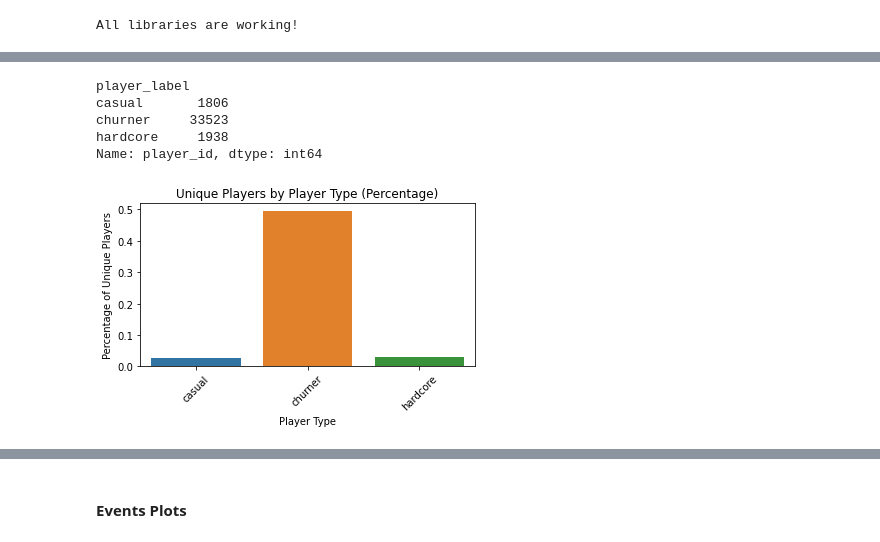
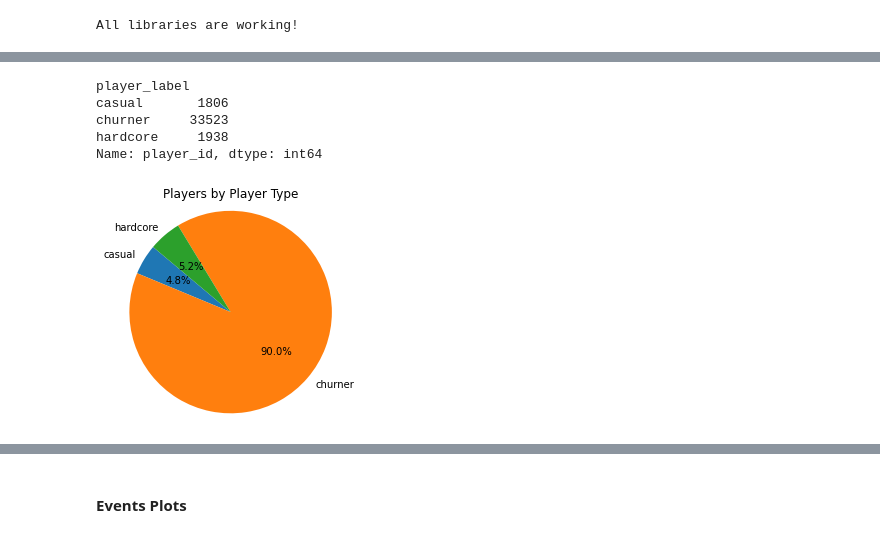
Before and after one commit to ilanharari/gameplay_analysis, a Jupyter notebook: notebooks/02data_visualizations.ipynb, the cells around one changed output, grey strips where cells are left out. Saved outputs shown, nothing was run; the diff lists cells and outputs as text; code cells hidden in the pictures.

Commit message:
added player profiling plots

```diff
--- a/notebooks/02data_visualizations.ipynb
+++ b/notebooks/02data_visualizations.ipynb
@@ -29,19 +22,20 @@ Text(0.5, 1.0, 'Count of events by Player Type')
 # %%
 # Count of unique players by player label
 unique_players = df_cleaned.groupby('player_label')['player_id'].nunique()
 print(unique_players)
-#plot unique players by player label with percentage
-plt.figure(figsize=(6, 3))
-sns.barplot(x=unique_players.index, y=unique_players.values / len(df_cleaned) * 100)
-plt.title("Unique Players by Player Type (Percentage)")
-plt.xlabel("Player Type")
-plt.ylabel("Percentage of Unique Players")
-plt.xticks(rotation=45)
+
+#pie chart of unique players by player label
+fig = plt.figure(figsize=(4, 4))
+plt.pie(unique_players, labels=unique_players.index, autopct='%1.1f%%', startangle=140)
+plt.title("Players by Player Type")
+plt.axis('equal')  # Equal aspect ratio ensures that pie is drawn as a circle.
+#white background
+fig.patch.set_facecolor('white')
 plt.show()
 # %% [output]
 player_label
 casual       1806
 churner     33523
 hardcore     1938
 Name: player_id, dtype: int64
-[figure, old version]
+[figure, new version]
```
Also changed, not shown: parts of 20 cells of this notebook.
